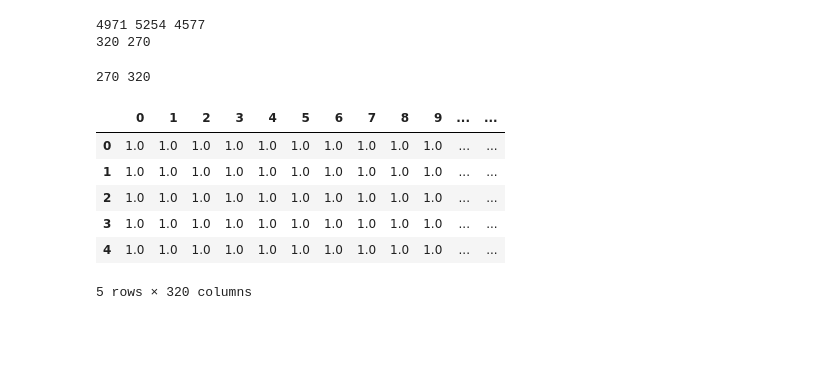
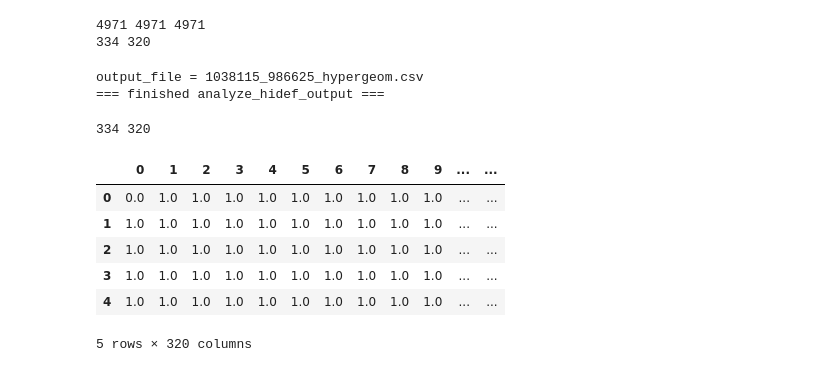
Before and after one commit to ishan-gaur/multi-music, a Jupyter notebook: sc_comparison.ipynb, the cells around one changed output. Drawn from its saved outputs; the diff is of its cells as text; code cells hidden in the pictures; blank space fills up the shorter version.

Commit message:
sc maps and something is wierd w the hypergeometric test

```diff
--- a/sc_comparison.ipynb
+++ b/sc_comparison.ipynb
@@ -5,8 +5,11 @@ import numpy as np
 import matplotlib.pyplot as plt
 import seaborn as sns
 # %%
-reg_node_df = pd.read_csv(Path.cwd() / 'regular_node_table.csv')
-sc_node_df = pd.read_csv(Path.cwd() / 'sc_node_table.csv')
+ref_map, test_map = 986625, 1038115
+ref_file = f"sc_node_attributes_{ref_map}.csv"
+test_file = f"sc_node_attributes_{test_map}.csv"
+reg_node_df = pd.read_csv(Path.cwd() / ref_file)
+sc_node_df = pd.read_csv(Path.cwd() / test_file)
 # %%
 print(reg_node_df.columns)
 print(sc_node_df.columns)
@@ -31,4 +37,4 @@ Index(['__isKnown', 'Annotation', 'CD_MemberList', 'corum_adjPvalues',
 # %%
 # sort both by CD_MemberList_Size
-reg_node_df.sort_values(by=['tsize'], inplace=True, ascending=False)
+reg_node_df.sort_values(by=['CD_MemberList_Size'], inplace=True, ascending=False)
 sc_node_df.sort_values(by=['CD_MemberList_Size'], inplace=True, ascending=False)
@@ -55,3 +41,9 @@ sc_node_df.head()
+# %%
+reg_node_df.head()
+reg_node_df.index = range(len(reg_node_df))
+# %%
+sc_node_df.head()
+sc_node_df.index = range(len(sc_node_df))
 # %%
 sc_node_df.loc[1]
 # %% [output]
@@ -78,20 +70,23 @@ reg_genes = reg_node_df.iloc[0]["CD_MemberList"].split(" ")
 print(len(sc_genes), len(reg_genes), len(set(sc_genes) & set(reg_genes)))
 print(len(sc_node_df), len(reg_node_df))
 # %% [output]
-4971 5254 4577
-320 270
+4971 4971 4971
+334 320
+# %%
+!python hypergeom_test.py --infname $test_map --refname $ref_map --w_root
+# %% [output]
+output_file = 1038115_986625_hypergeom.csv
+=== finished analyze_hidef_output ===
 # %%
-# tar_df, ref_df = sc_node_df, reg_node_df
-# enrich_to_ref_df = pd.read_csv(Path.cwd() / 'sc_node_tab.enrich_ref.tsv', sep='\t')
 tar_df, ref_df = reg_node_df, sc_node_df
-enrich_to_ref_df = pd.read_csv(Path.cwd() / 'regular_node_tab.enrich_ref.tsv', sep='\t')
+enrich_to_ref_df = pd.read_csv(Path.cwd() / f"{test_map}_{ref_map}_hypergeom.csv")
 enrich_to_ref_df.drop(columns=['Unnamed: 0'], inplace=True)
 print(len(enrich_to_ref_df), len(enrich_to_ref_df.columns))
 enrich_to_ref_df.head()
 # %% [output]
-270 320
+334 320
 |  | 0 | 1 | 2 | 3 | 4 | 5 | 6 | 7 | 8 | 9 | ... | ... |
-| 0 | 1.0 | 1.0 | 1.0 | 1.0 | 1.0 | 1.0 | 1.0 | 1.0 | 1.0 | 1.0 | ... | ... |
+| 0 | 0.0 | 1.0 | 1.0 | 1.0 | 1.0 | 1.0 | 1.0 | 1.0 | 1.0 | 1.0 | ... | ... |
 | 1 | 1.0 | 1.0 | 1.0 | 1.0 | 1.0 | 1.0 | 1.0 | 1.0 | 1.0 | 1.0 | ... | ... |
 | 2 | 1.0 | 1.0 | 1.0 | 1.0 | 1.0 | 1.0 | 1.0 | 1.0 | 1.0 | 1.0 | ... | ... |
 | 3 | 1.0 | 1.0 | 1.0 | 1.0 | 1.0 | 1.0 | 1.0 | 1.0 | 1.0 | 1.0 | ... | ... |
```
Also changed, not shown: parts of 5 cells of this notebook, 10 other files.
